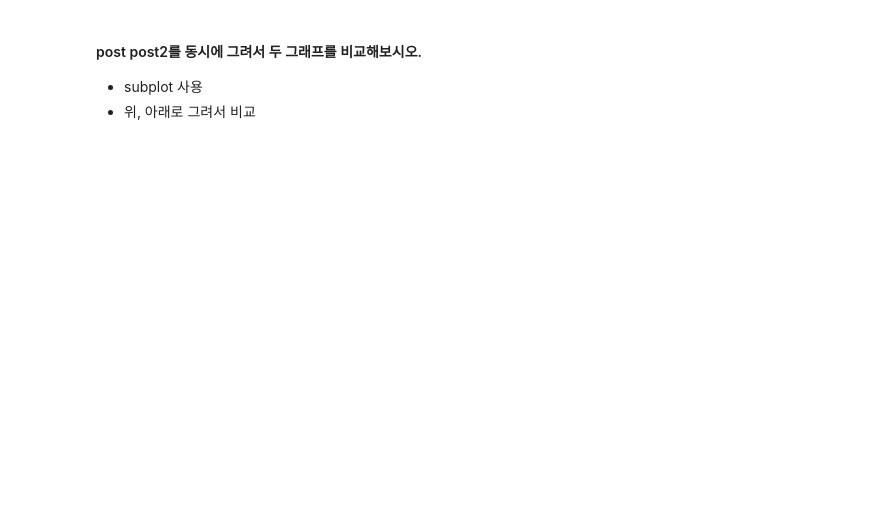
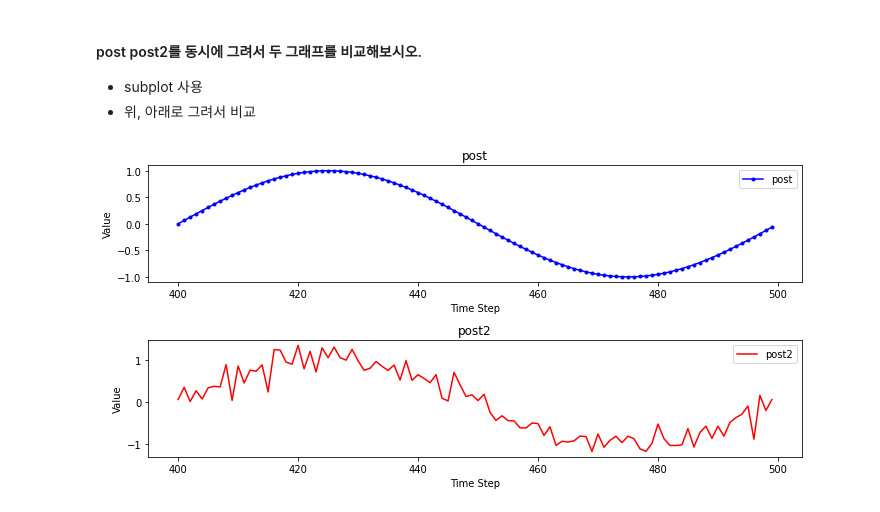
Before and after one commit to o-going/pdm01, a Jupyter notebook: py-pandas/pandas_4_visualizing_df.ipynb, the cells around one changed output. Drawn from its saved outputs; the diff is of its cells as text; code cells hidden in the pictures; blank space fills up the shorter version.

```diff
--- a/py-pandas/pandas_4_visualizing_df.ipynb
+++ b/py-pandas/pandas_4_visualizing_df.ipynb
@@ -247,0 +246,19 @@ plt.figure(figsize=(10,5))
+# %%
+plt.figure(figsize=(10,5))
+
+plt.subplot(211).set_title('post')  # 제목 설정
+plt.xlabel('Time Step') # post x label
+plt.ylabel('Value') # post y label
+plt.plot(np.arange(len(pre), len(pre) + len(post)), post, 'b', marker='.', label="post")
+plt.legend()
+
+plt.subplot(212).set_title('post2') # 제목 설정
+plt.ylabel('Value') # post2 x label
+plt.xlabel('Time Step') # post2 y label
+plt.plot(np.arange(len(pre), len(pre) + len(post)), post2, 'r', label="post2")
+plt.legend()
+
+plt.tight_layout()  # 그래프 간격 조절
+plt.show()
+# %% [output]
+[figure, added]
```
Also changed, not shown: parts of 19 cells of this notebook.
